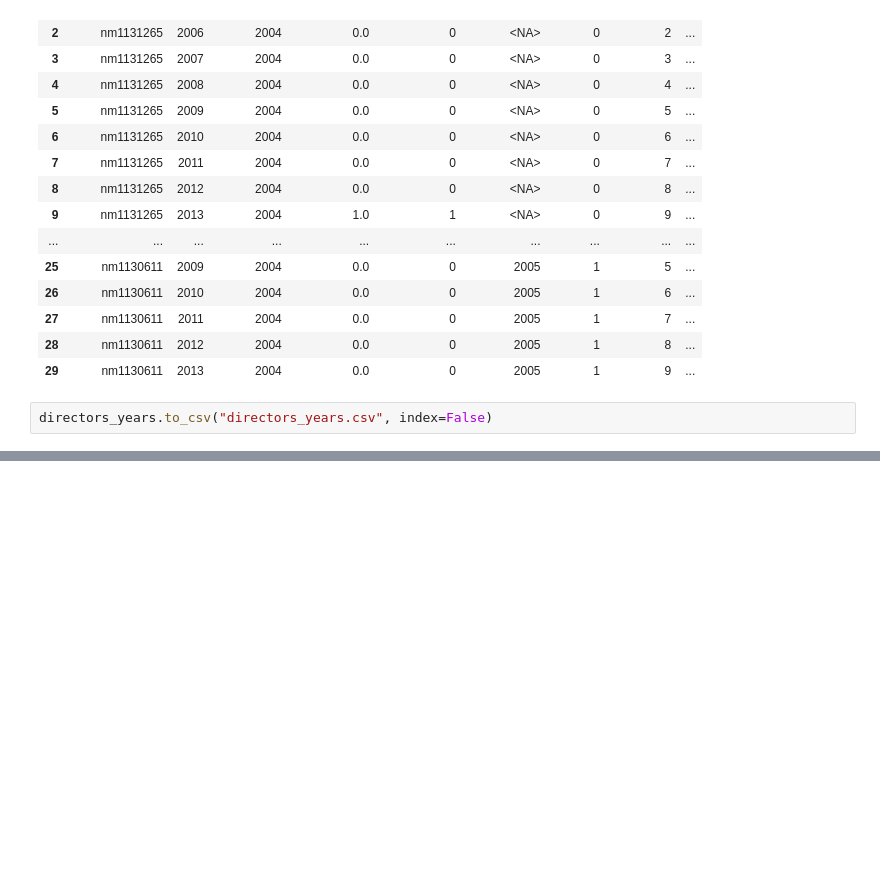
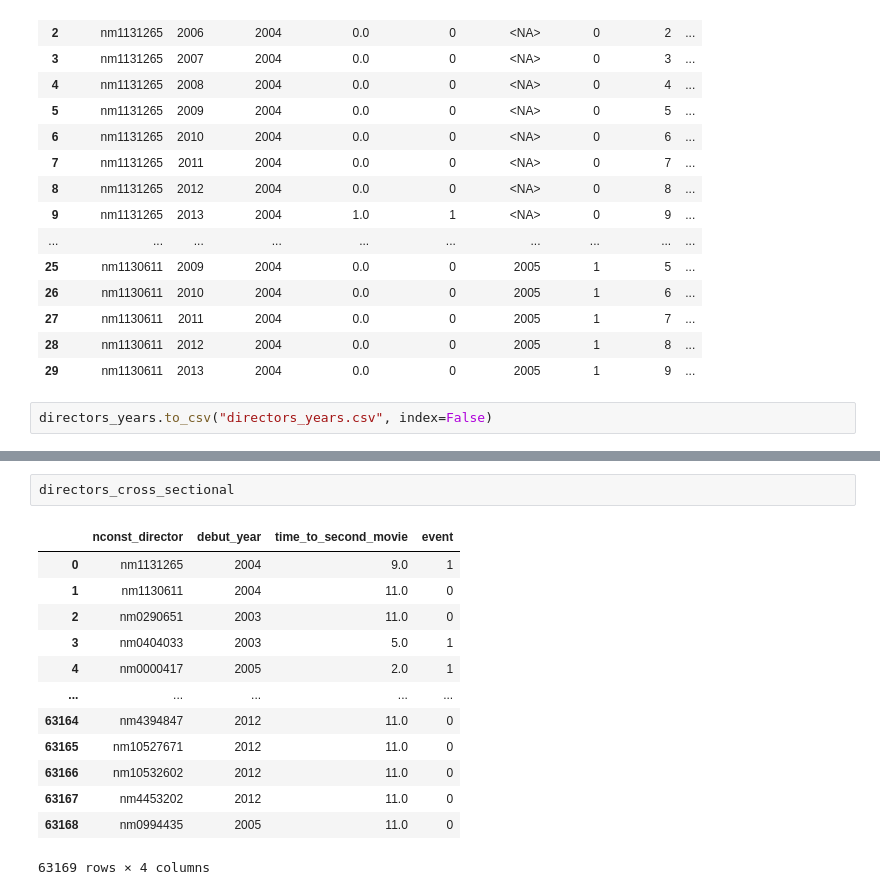
Before and after one commit to nhunguyen0901/SocialNetworks_CareerLongevity, a Jupyter notebook: Phase_4_Building_Time_Series_Data.ipynb, the cells around one changed output, grey strips where cells are left out. Saved outputs shown, nothing was run; the diff lists cells and outputs as text; blank space fills up the shorter version.

```diff
--- a/Phase_4_Building_Time_Series_Data.ipynb
+++ b/Phase_4_Building_Time_Series_Data.ipynb
@@ -273,0 +323,16 @@ directors_years.to_csv("directors_years.csv", index=False)
+# %%
+directors_cross_sectional
+# %% [output]
+|  | nconst_director | debut_year | time_to_second_movie | event |
+| 0 | nm1131265 | 2004 | 9.0 | 1 |
+| 1 | nm1130611 | 2004 | 11.0 | 0 |
+| 2 | nm0290651 | 2003 | 11.0 | 0 |
+| 3 | nm0404033 | 2003 | 5.0 | 1 |
+| 4 | nm0000417 | 2005 | 2.0 | 1 |
+| ... | ... | ... | ... | ... |
+| 63164 | nm4394847 | 2012 | 11.0 | 0 |
+| 63165 | nm10527671 | 2012 | 11.0 | 0 |
+| 63166 | nm10532602 | 2012 | 11.0 | 0 |
+| 63167 | nm4453202 | 2012 | 11.0 | 0 |
+| 63168 | nm0994435 | 2005 | 11.0 | 0 |
+63169 rows × 4 columns
```
Also changed, not shown: parts of 22 cells of this notebook, 1 other file.
